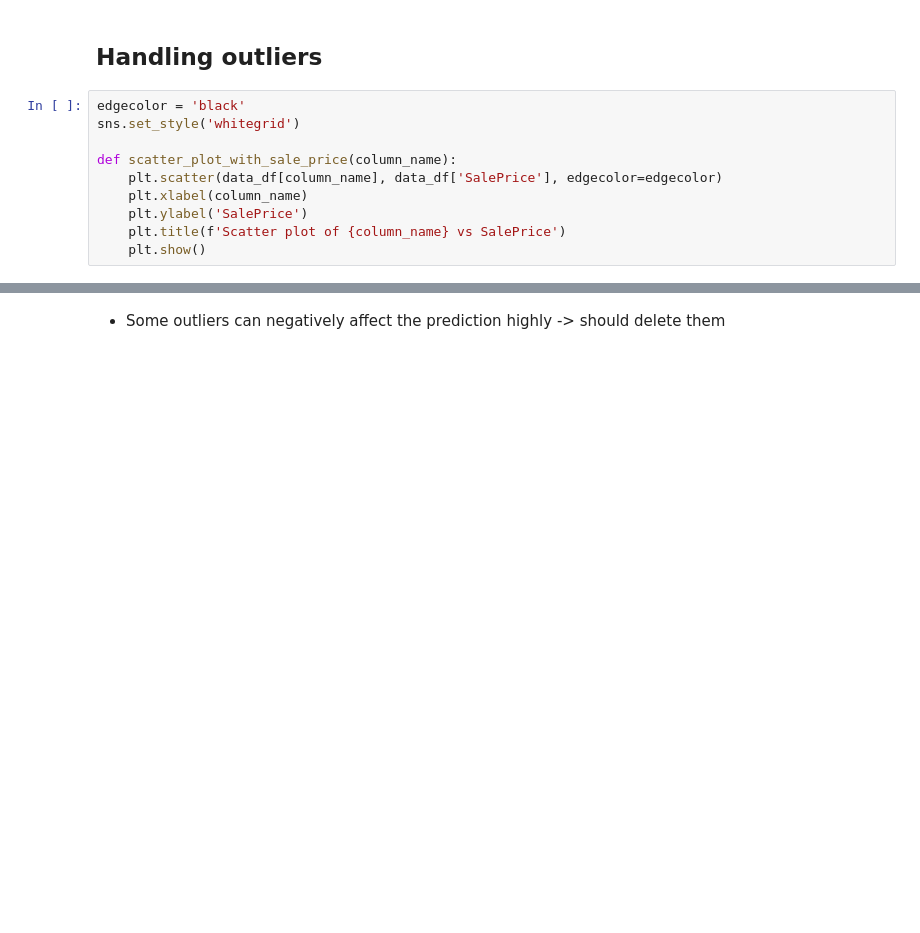
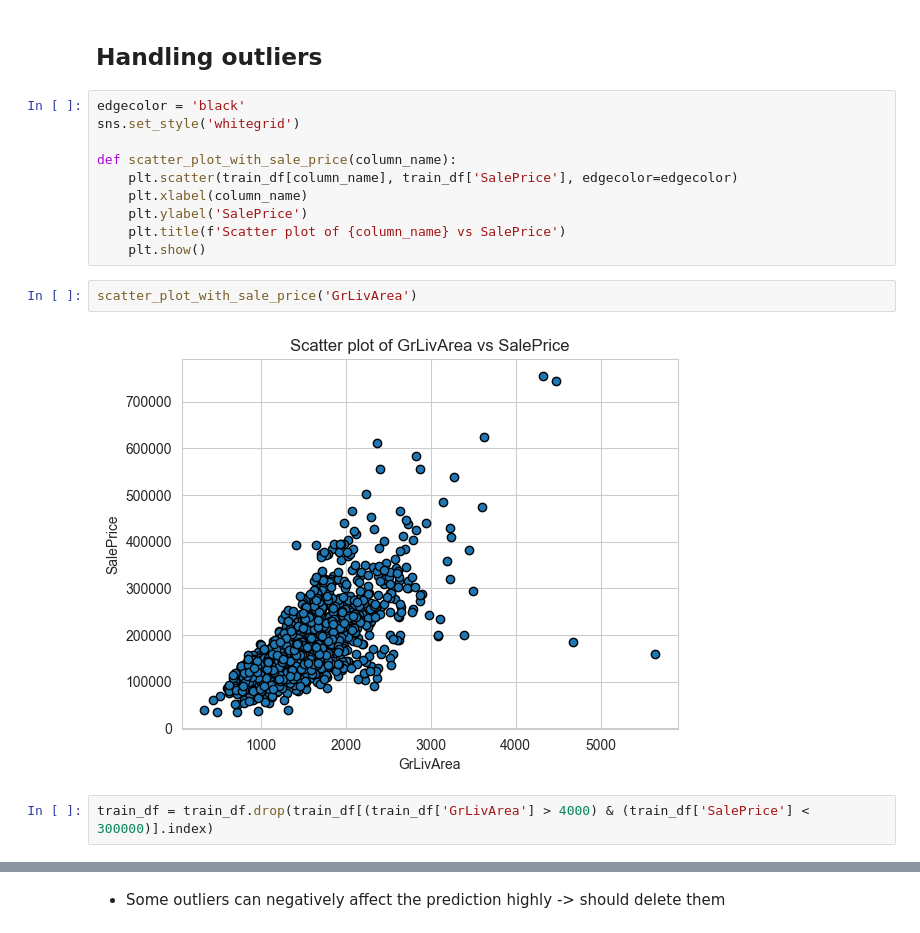
Before and after one commit to hoaghiepp/ml_learning, a Jupyter notebook: house_prices_prediction_kaggle/house_price_predicition.ipynb, the cells around one changed output, grey strips where cells are left out. Saved outputs shown, nothing was run; the diff lists cells and outputs as text; blank space fills up the shorter version.

```diff
--- a/house_prices_prediction_kaggle/house_price_predicition.ipynb
+++ b/house_prices_prediction_kaggle/house_price_predicition.ipynb
@@ -152,11 +77,17 @@ edgecolor = 'black'
 sns.set_style('whitegrid')
 
 def scatter_plot_with_sale_price(column_name):
-    plt.scatter(data_df[column_name], data_df['SalePrice'], edgecolor=edgecolor)
+    plt.scatter(train_df[column_name], train_df['SalePrice'], edgecolor=edgecolor)
     plt.xlabel(column_name)
     plt.ylabel('SalePrice')
     plt.title(f'Scatter plot of {column_name} vs SalePrice')
     plt.show()
+# %%
+scatter_plot_with_sale_price('GrLivArea')
+# %% [output]
+[figure, added]
+# %%
+train_df = train_df.drop(train_df[(train_df['GrLivArea'] > 4000) & (train_df['SalePrice'] < 300000)].index)
 # %%
 scatter_plot_with_sale_price('GrLivArea')
 # %% [output]
```
Also changed, not shown: parts of 181 cells of this notebook, 3 other files.
